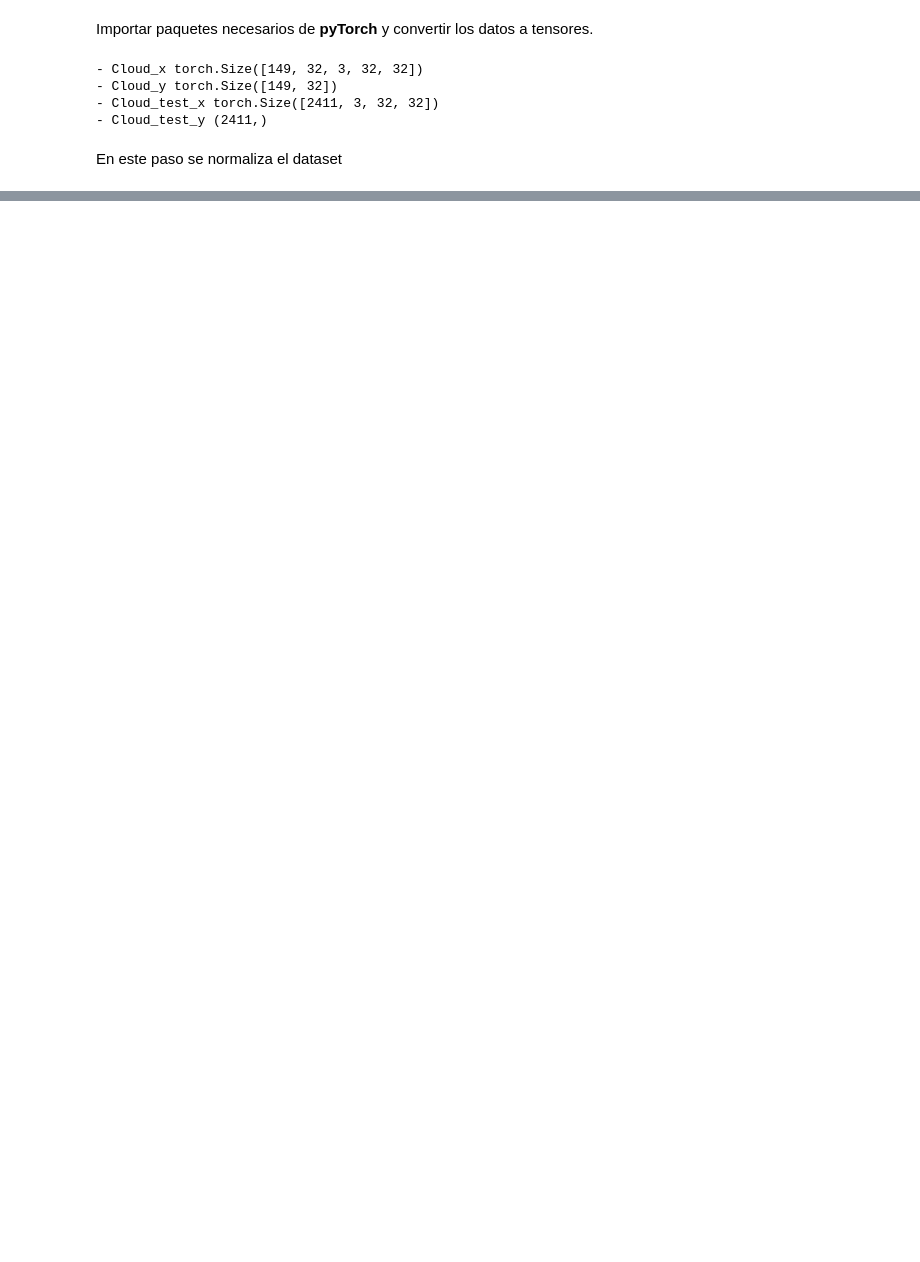
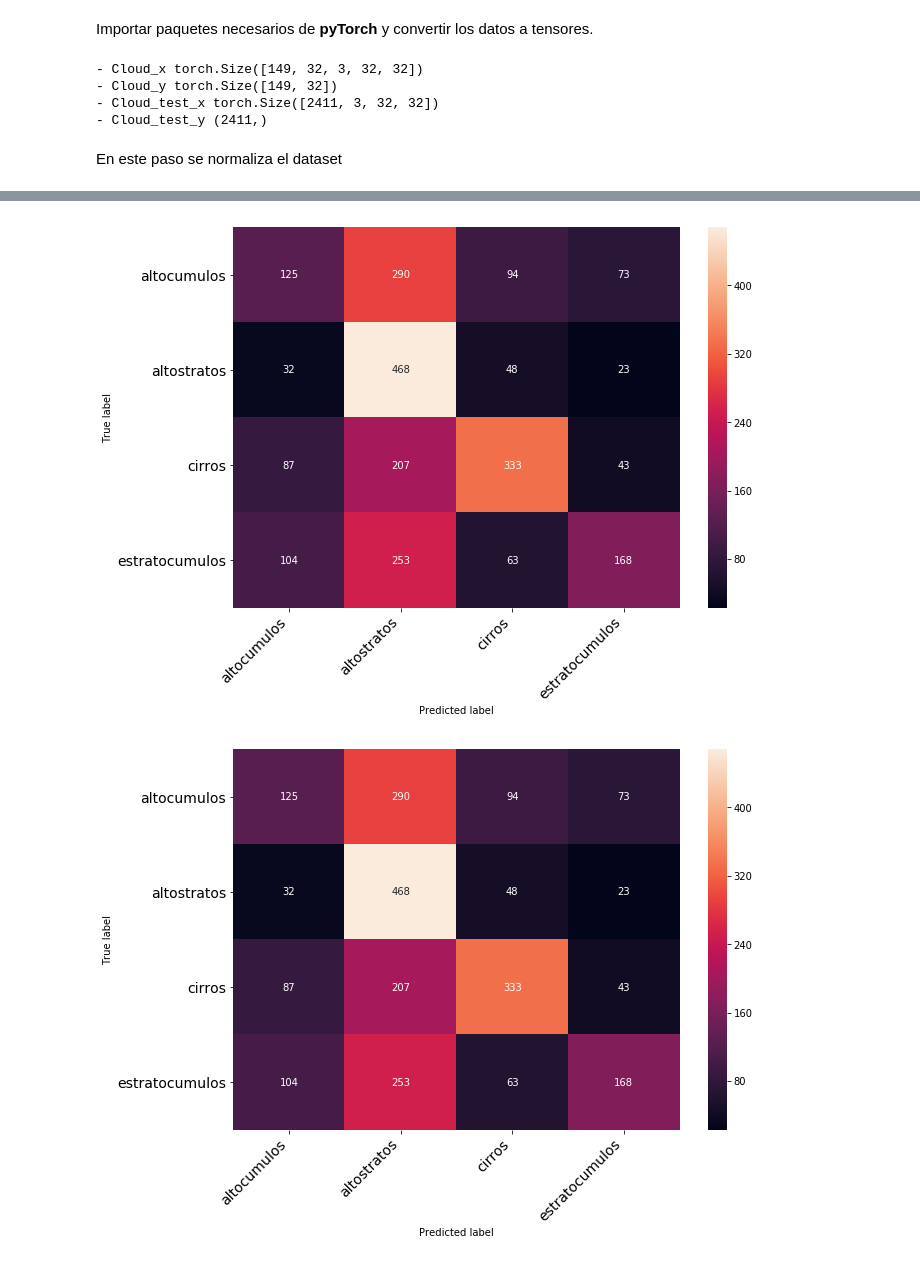
Before and after one commit to labellson/cloud-characterization-pytorch, a Jupyter notebook: 2-Lenet-5.ipynb, the cells around one changed output, grey strips where cells are left out. Cells and saved outputs as stored; diff of their text form; code cells hidden in the pictures; blank space fills up the shorter version.

```diff
--- a/2-Lenet-5.ipynb
+++ b/2-Lenet-5.ipynb
@@ -259,0 +271,2 @@ print('\n- Time: ', end - start)
+# %%
+output_test, success_history = train(1000)
@@ -259,0 +291,7 @@ print('\n- Time: ', end - start)
+# %%
+confusion = confusion_matrix(cloud_test_y, output_test)
+
+print_confusion_matrix(confusion, cloud_lookup_table)
+# %% [output]
+[figure, added]
+[figure, added]
```
Also changed, not shown: parts of 23 cells of this notebook.
